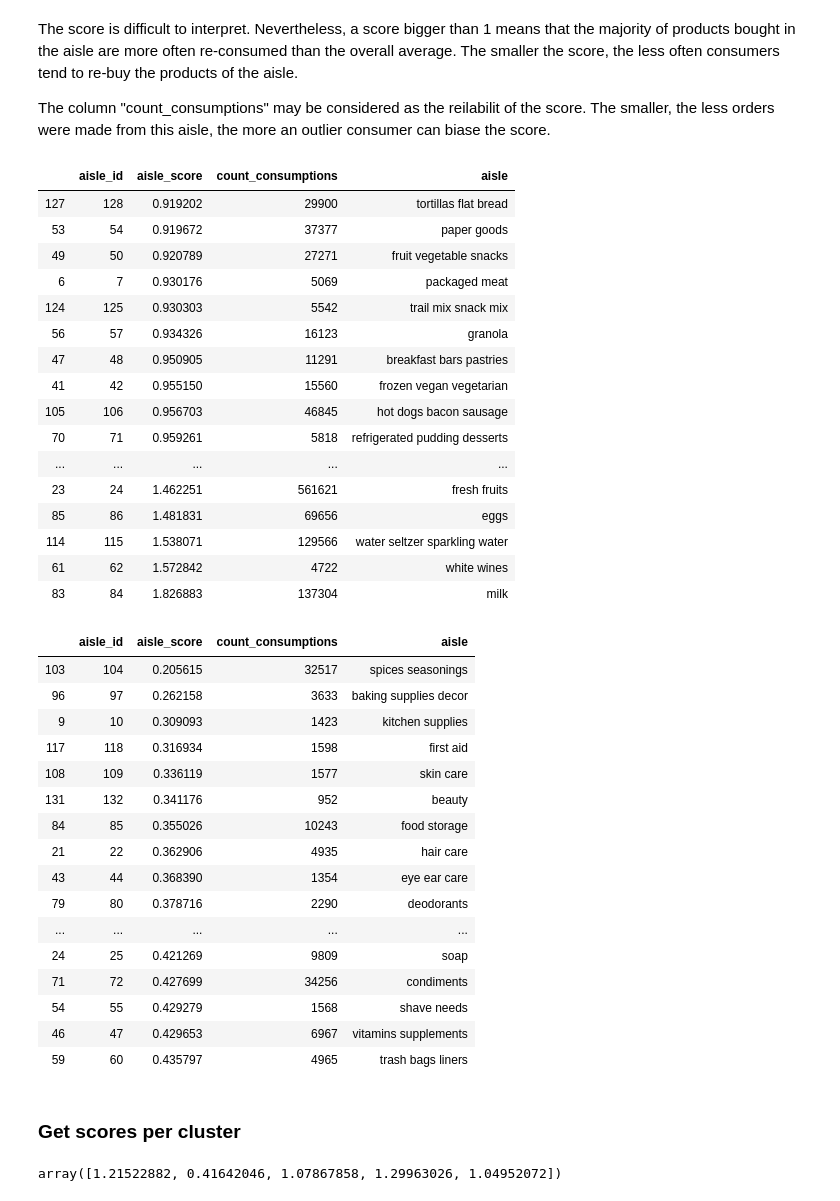
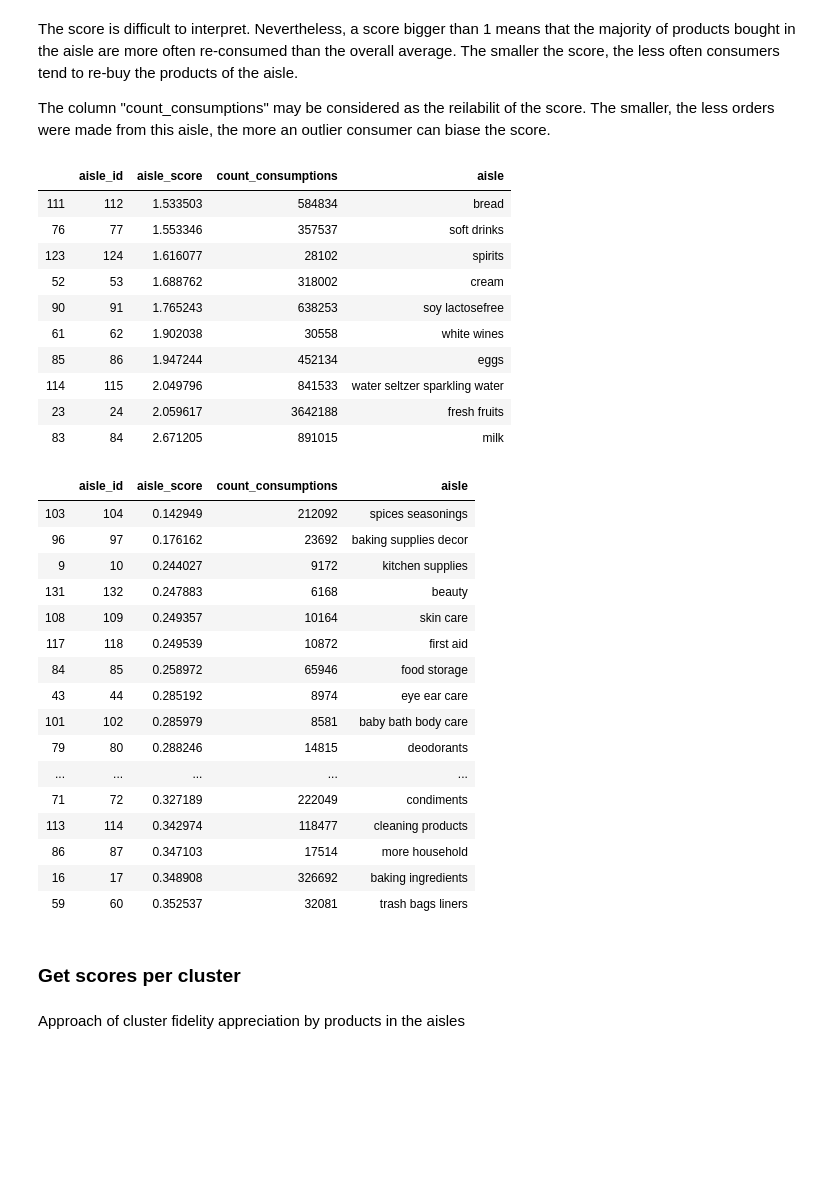
Before and after one commit to auriane81/epfl-ada-ada-2019-project-adax, a Jupyter notebook: project_Pierre.ipynb, the cells around one changed output. Saved outputs shown, nothing was run; the diff lists cells and outputs as text; code cells hidden in the pictures; blank space fills up the shorter version.

```diff
--- a/project_Pierre.ipynb
+++ b/project_Pierre.ipynb
@@ -94,6 +94,6 @@ Done !
 Done !
 # %%
 # Load the user matrix
-f=open("user_matrix","rb")
+f=open("user_matrix.pk","rb")
 user_matrix = pickle.load(f)
 f.close()
@@ -544,46 +546,42 @@ The score is difficult to interpret. Nevertheless, a score bigger than 1 means t
 The column "count_consumptions" may be considered as the reilabilit of the score. The smaller, the less orders were made from this aisle, the more an outlier consumer can biase the score.
 # %%
 # Aisles that contain most "fidelizing products"
-aisle_avg_quality.sort_values(by="aisle_score").tail(50)
+aisle_avg_quality.sort_values(by="aisle_score").tail(10)
 # %% [output]
 |  | aisle_id | aisle_score | count_consumptions | aisle |
-| 127 | 128 | 0.919202 | 29900 | tortillas flat bread |
-| 53 | 54 | 0.919672 | 37377 | paper goods |
-| 49 | 50 | 0.920789 | 27271 | fruit vegetable snacks |
-| 6 | 7 | 0.930176 | 5069 | packaged meat |
-| 124 | 125 | 0.930303 | 5542 | trail mix snack mix |
-| 56 | 57 | 0.934326 | 16123 | granola |
-| 47 | 48 | 0.950905 | 11291 | breakfast bars pastries |
-| 41 | 42 | 0.955150 | 15560 | frozen vegan vegetarian |
-| 105 | 106 | 0.956703 | 46845 | hot dogs bacon sausage |
-| 70 | 71 | 0.959261 | 5818 | refrigerated pudding desserts |
-| ... | ... | ... | ... | ... |
-| 23 | 24 | 1.462251 | 561621 | fresh fruits |
-| 85 | 86 | 1.481831 | 69656 | eggs |
-| 114 | 115 | 1.538071 | 129566 | water seltzer sparkling water |
-| 61 | 62 | 1.572842 | 4722 | white wines |
-| 83 | 84 | 1.826883 | 137304 | milk |
+| 111 | 112 | 1.533503 | 584834 | bread |
+| 76 | 77 | 1.553346 | 357537 | soft drinks |
+| 123 | 124 | 1.616077 | 28102 | spirits |
+| 52 | 53 | 1.688762 | 318002 | cream |
+| 90 | 91 | 1.765243 | 638253 | soy lactosefree |
+| 61 | 62 | 1.902038 | 30558 | white wines |
+| 85 | 86 | 1.947244 | 452134 | eggs |
+| 114 | 115 | 2.049796 | 841533 | water seltzer sparkling water |
+| 23 | 24 | 2.059617 | 3642188 | fresh fruits |
+| 83 | 84 | 2.671205 | 891015 | milk |
 # %%
 # Aisles that contain least "fidelizing products"
 aisle_avg_quality.sort_values(by="aisle_score").head(20)
 # %% [output]
 |  | aisle_id | aisle_score | count_consumptions | aisle |
-| 103 | 104 | 0.205615 | 32517 | spices seasonings |
-| 96 | 97 | 0.262158 | 3633 | baking supplies decor |
-| 9 | 10 | 0.309093 | 1423 | kitchen supplies |
-| 117 | 118 | 0.316934 | 1598 | first aid |
-| 108 | 109 | 0.336119 | 1577 | skin care |
-| 131 | 132 | 0.341176 | 952 | beauty |
-| 84 | 85 | 0.355026 | 10243 | food storage |
-| 21 | 22 | 0.362906 | 4935 | hair care |
-| 43 | 44 | 0.368390 | 1354 | eye ear care |
-| 79 | 80 | 0.378716 | 2290 | deodorants |
+| 103 | 104 | 0.142949 | 212092 | spices seasonings |
+| 96 | 97 | 0.176162 | 23692 | baking supplies decor |
+| 9 | 10 | 0.244027 | 9172 | kitchen supplies |
+| 131 | 132 | 0.247883 | 6168 | beauty |
+| 108 | 109 | 0.249357 | 10164 | skin care |
+| 117 | 118 | 0.249539 | 10872 | first aid |
+| 84 | 85 | 0.258972 | 65946 | food storage |
+| 43 | 44 | 0.285192 | 8974 | eye ear care |
+| 101 | 102 | 0.285979 | 8581 | baby bath body care |
+| 79 | 80 | 0.288246 | 14815 | deodorants |
 | ... | ... | ... | ... | ... |
-| 24 | 25 | 0.421269 | 9809 | soap |
-| 71 | 72 | 0.427699 | 34256 | condiments |
-| 54 | 55 | 0.429279 | 1568 | shave needs |
-| 46 | 47 | 0.429653 | 6967 | vitamins supplements |
-| 59 | 60 | 0.435797 | 4965 | trash bags liners |
+| 71 | 72 | 0.327189 | 222049 | condiments |
+| 113 | 114 | 0.342974 | 118477 | cleaning products |
+| 86 | 87 | 0.347103 | 17514 | more household |
+| 16 | 17 | 0.348908 | 326692 | baking ingredients |
+| 59 | 60 | 0.352537 | 32081 | trash bags liners |
 # %% [markdown]
 ### Get scores per cluster
+# %% [markdown]
+Approach of cluster fidelity appreciation by products in the aisles
 # %%
@@ -618,4 +611,0 @@ def sort_scores(scores, aisle_names):
-# %%
-array_clusters.dot(sc)
-# %% [output]
-array([1.21522882, 0.41642046, 1.07867858, 1.29963026, 1.04952072])
```
Also changed, not shown: parts of 19 cells of this notebook.
